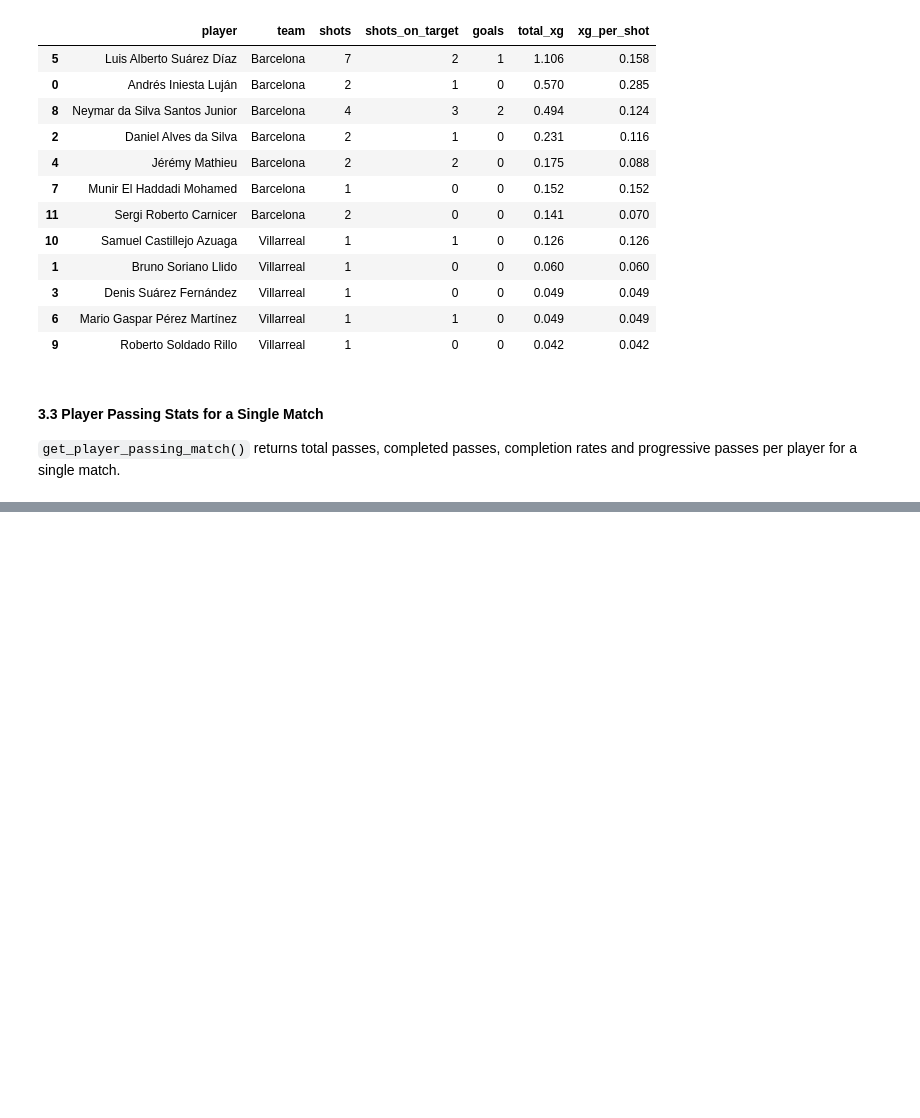
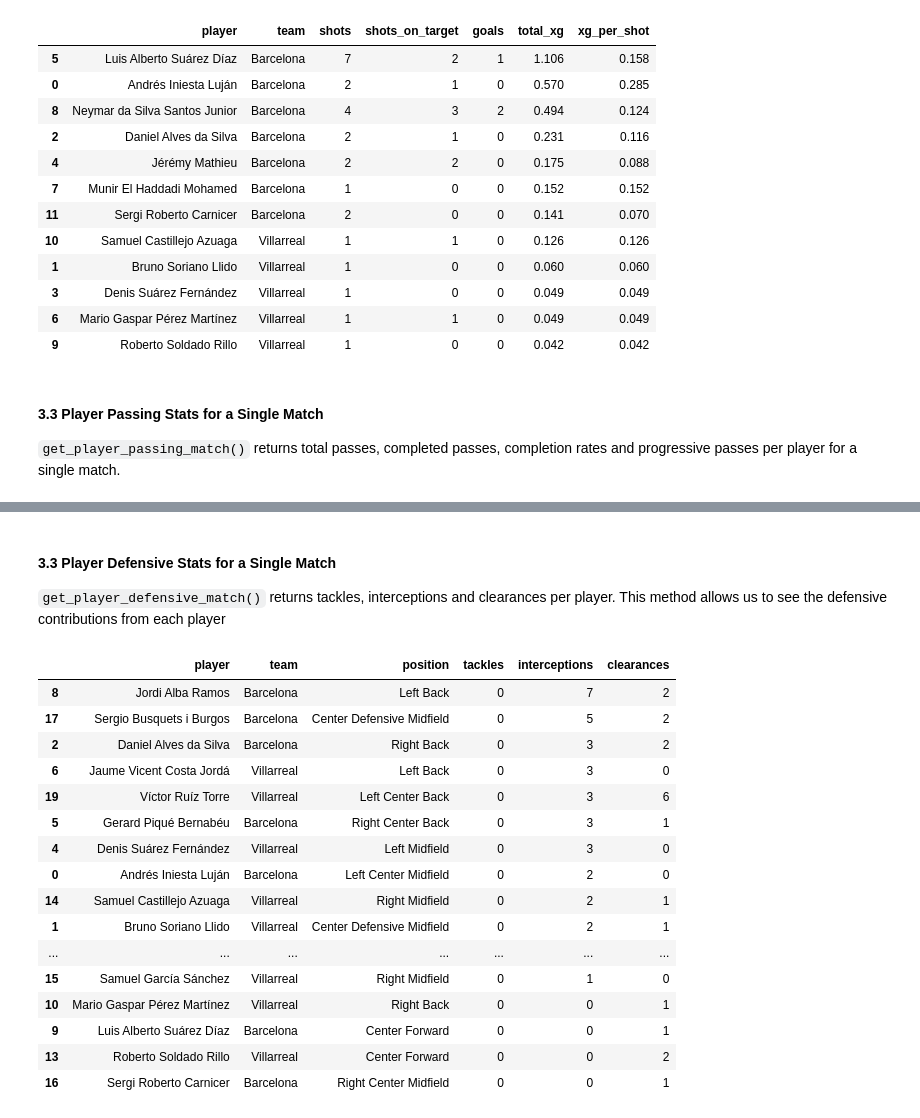
Before and after one commit to leventdusunceli/football_analytics, a Jupyter notebook: notebooks/football_analytics_demo.ipynb, the cells around one changed output, grey strips where cells are left out. Drawn from its saved outputs; the diff is of its cells as text; code cells hidden in the pictures; blank space fills up the shorter version.

Commit message:
fix: add pllayer position information for defensive statistics

```diff
--- a/notebooks/football_analytics_demo.ipynb
+++ b/notebooks/football_analytics_demo.ipynb
@@ -254,0 +249,26 @@ passing.sort_values('passes', ascending=False)
+# %% [markdown]
+#### 3.3 Player Defensive Stats for a Single Match
+
+`get_player_defensive_match()` returns tackles, interceptions and clearances per player. This method allows us to see the defensive contributions from each player
+# %%
+defensive = sb_client.get_player_defensive_match(match_id=MATCH_ID)
+
+defensive.sort_values('interceptions',ascending=False)
+# %% [output]
+|  | player | team | position | tackles | interceptions | clearances |
+| 8 | Jordi Alba Ramos | Barcelona | Left Back | 0 | 7 | 2 |
+| 17 | Sergio Busquets i Burgos | Barcelona | Center Defensive Midfield | 0 | 5 | 2 |
+| 2 | Daniel Alves da Silva | Barcelona | Right Back | 0 | 3 | 2 |
+| 6 | Jaume Vicent Costa Jordá | Villarreal | Left Back | 0 | 3 | 0 |
+| 19 | Víctor Ruíz Torre | Villarreal | Left Center Back | 0 | 3 | 6 |
+| 5 | Gerard Piqué Bernabéu | Barcelona | Right Center Back | 0 | 3 | 1 |
+| 4 | Denis Suárez Fernández | Villarreal | Left Midfield | 0 | 3 | 0 |
+| 0 | Andrés Iniesta Luján | Barcelona | Left Center Midfield | 0 | 2 | 0 |
+| 14 | Samuel Castillejo Azuaga | Villarreal | Right Midfield | 0 | 2 | 1 |
+| 1 | Bruno Soriano Llido | Villarreal | Center Defensive Midfield | 0 | 2 | 1 |
+| ... | ... | ... | ... | ... | ... | ... |
+| 15 | Samuel García Sánchez | Villarreal | Right Midfield | 0 | 1 | 0 |
+| 10 | Mario Gaspar Pérez Martínez | Villarreal | Right Back | 0 | 0 | 1 |
+| 9 | Luis Alberto Suárez Díaz | Barcelona | Center Forward | 0 | 0 | 1 |
+| 13 | Roberto Soldado Rillo | Villarreal | Center Forward | 0 | 0 | 2 |
+| 16 | Sergi Roberto Carnicer | Barcelona | Right Center Midfield | 0 | 0 | 1 |
```
Also changed, not shown: parts of 1 cell of this notebook, 1 other file.
